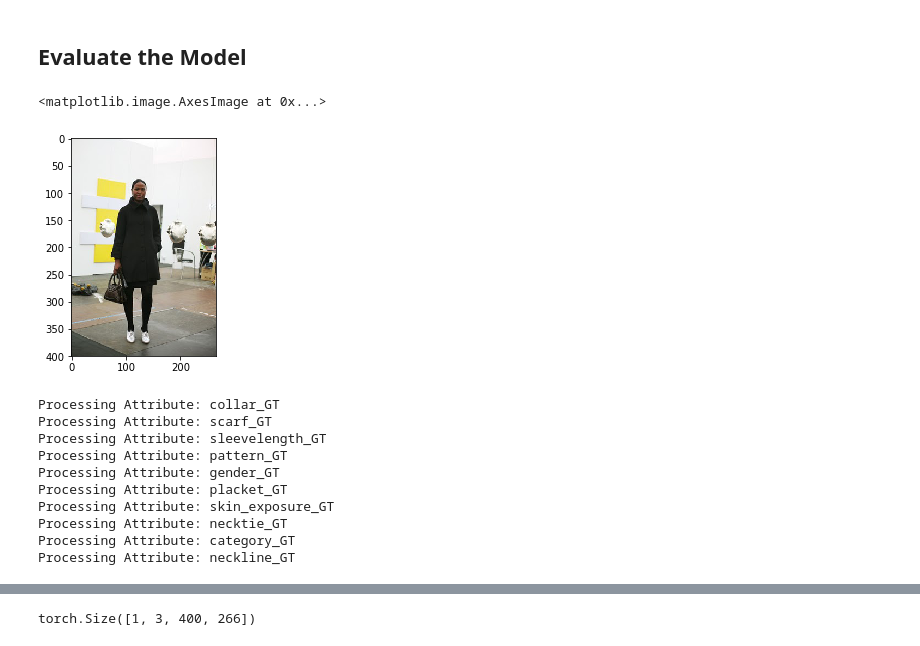
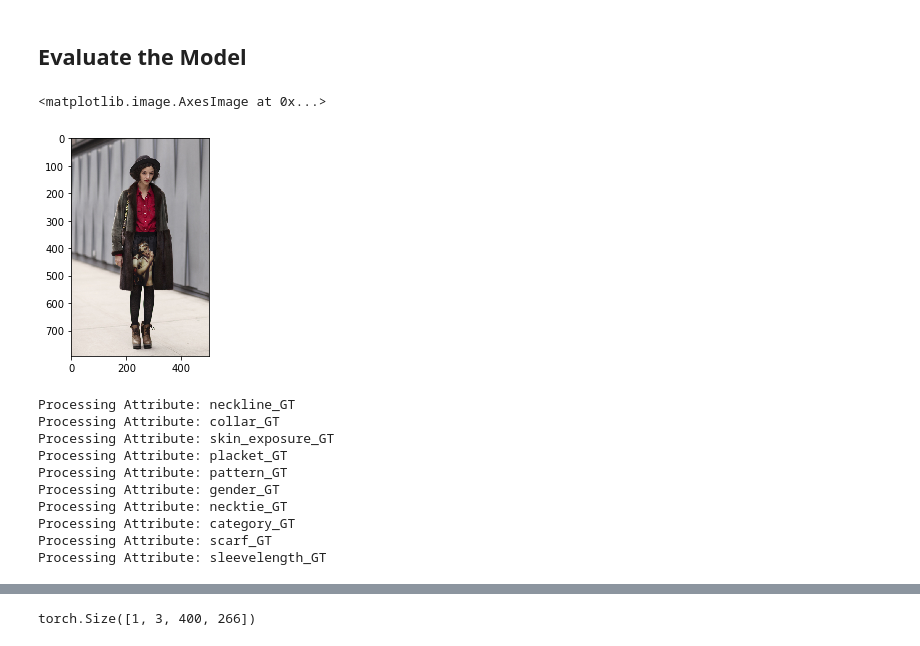
Before and after one commit to sampathweb/apparel-styles, a Jupyter notebook: ml_src/clothing-attributes-modular.ipynb, the cells around one changed output, grey strips where cells are left out. Saved outputs shown, nothing was run; the diff lists cells and outputs as text; code cells hidden in the pictures.

```diff
--- a/ml_src/clothing-attributes-modular.ipynb
+++ b/ml_src/clothing-attributes-modular.ipynb
@@ -213,9 +234,9 @@ from preprocessing import image_loader, load_label_values
 from classifiers import predict_attributes, get_pretrained_model
 from classifiers import AttributeFCN, create_attributes_model
 # %%
-img = imread("data/ClothingAttributeDataset/valid/000032.jpg")
+img = imread("data/ClothingAttributeDataset/test/000009.jpg")
 plt.imshow(img)
 # %% [output]
 <matplotlib.image.AxesImage at 0x...>
-[figure, old version]
+[figure, new version]
 # %%
@@ -226,7 +247,7 @@ target_dims = get_attribute_dims(label_values_file)
 attribute_models = create_attributes_model(AttributeFCN, 512, pretrained_conv_model,
                                 target_dims,
                                 # dict(list(target_dims.items())[:3]),
-                                "weights/vgg16-fcn-4",
+                                "weights/vgg16-fcn-266-2/",
                                 labels_file,
                                 TRAIN_IMAGES_FOLDER,
                                 VALID_IMAGES_FOLDER,
@@ -234,16 +255,16 @@ attribute_models = create_attributes_model(AttributeFCN, 512, pretrained_conv_mo
                                 is_train=False,
                                 use_gpu=use_gpu)
 # %% [output]
+Processing Attribute: neckline_GT
 Processing Attribute: collar_GT
+Processing Attribute: skin_exposure_GT
+Processing Attribute: placket_GT
+Processing Attribute: pattern_GT
+Processing Attribute: gender_GT
+Processing Attribute: necktie_GT
+Processing Attribute: category_GT
 Processing Attribute: scarf_GT
 Processing Attribute: sleevelength_GT
-Processing Attribute: pattern_GT
-Processing Attribute: gender_GT
-Processing Attribute: placket_GT
-Processing Attribute: skin_exposure_GT
-Processing Attribute: necktie_GT
-Processing Attribute: category_GT
-Processing Attribute: neckline_GT
 # %%
 # use_gpu = torch.cuda.is_available()
 
```
Also changed, not shown: parts of 61 cells of this notebook, 8 other files.
